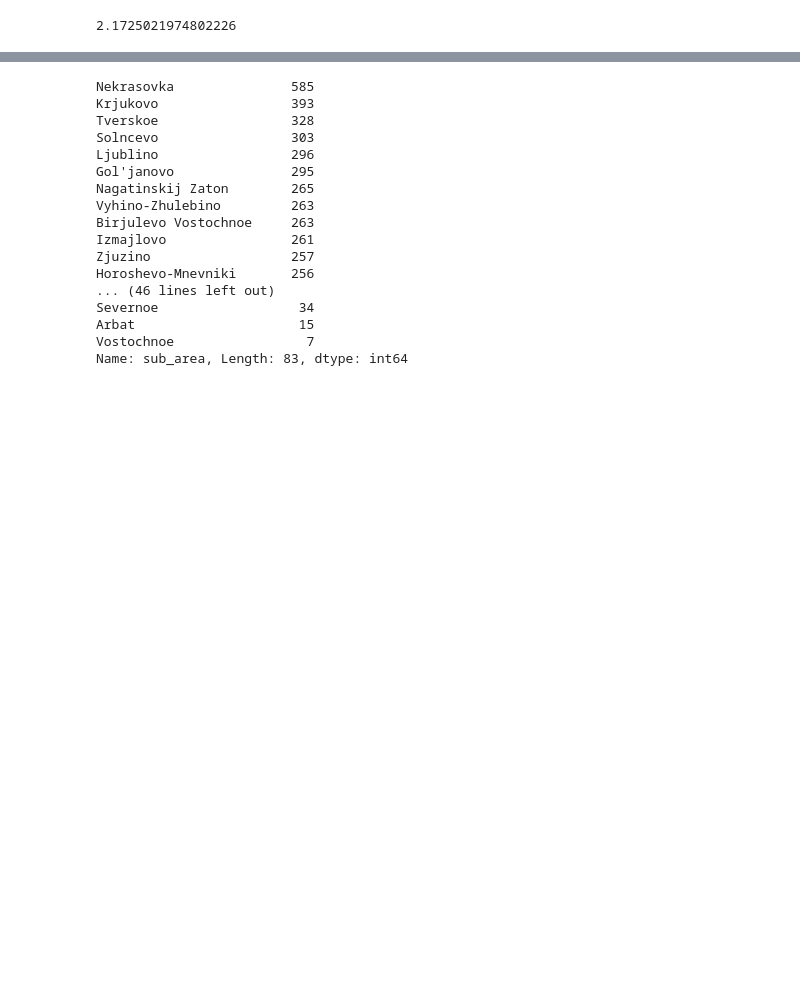
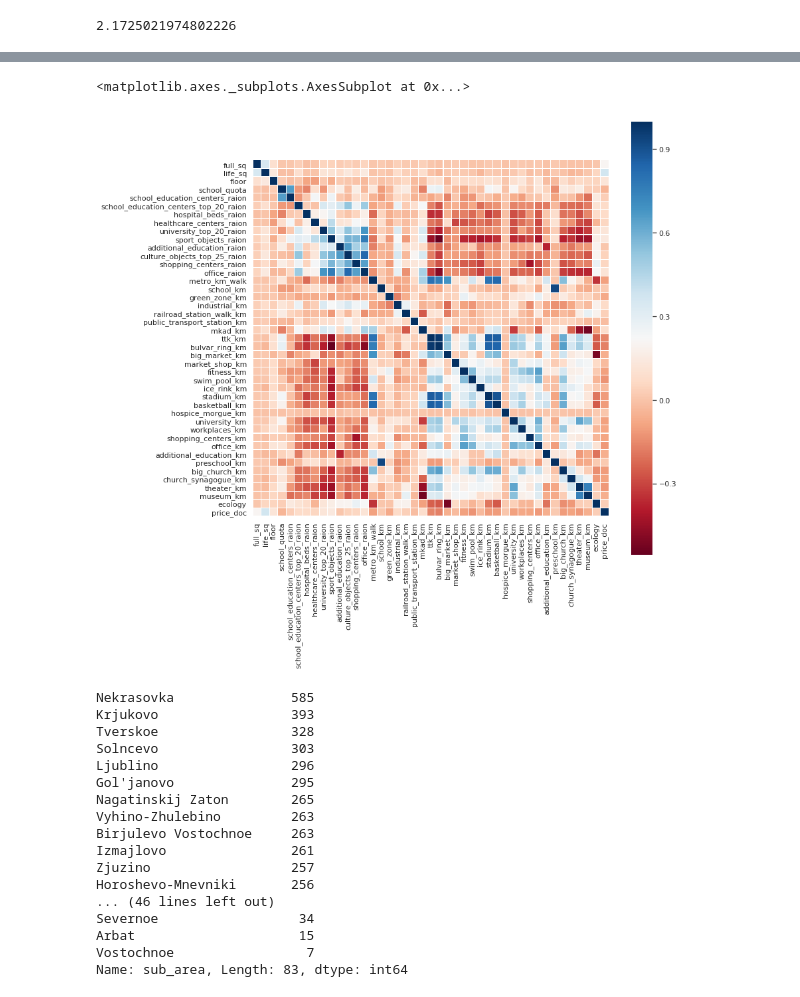
Before and after one commit to pashasak/ml, a Jupyter notebook: ml_351_flats.ipynb, the cells around one changed output, grey strips where cells are left out. Drawn from its saved outputs; the diff is of its cells as text; code cells hidden in the pictures; blank space fills up the shorter version.

```diff
--- a/ml_351_flats.ipynb
+++ b/ml_351_flats.ipynb
@@ -108,3 +127,11 @@ data.ecology.mean()
+# %%
+sns.set(font_scale=1)
+plt.subplots(figsize=(12, 12))
+sns.heatmap(data.corr(), square=True,
+              annot=False, fmt=".1f", linewidths=0.1, cmap="RdBu")
+# %% [output]
+<matplotlib.axes._subplots.AxesSubplot at 0x...>
+[figure, added]
 # %%
 data.sub_area.value_counts()
 # %% [output]
```
Also changed, not shown: parts of 21 cells of this notebook, 2 other files.
